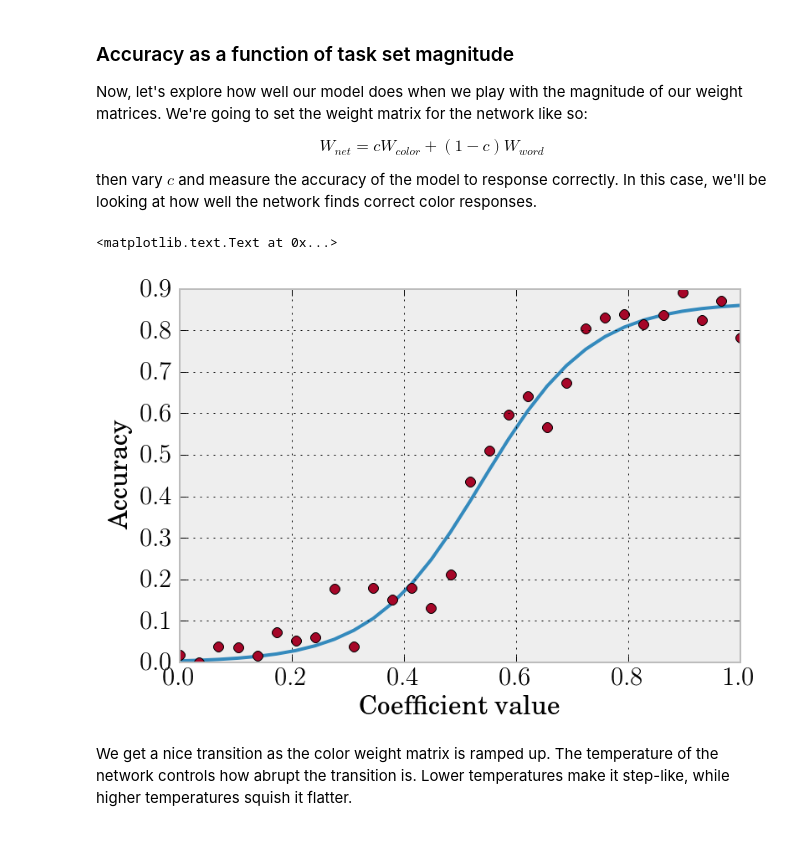
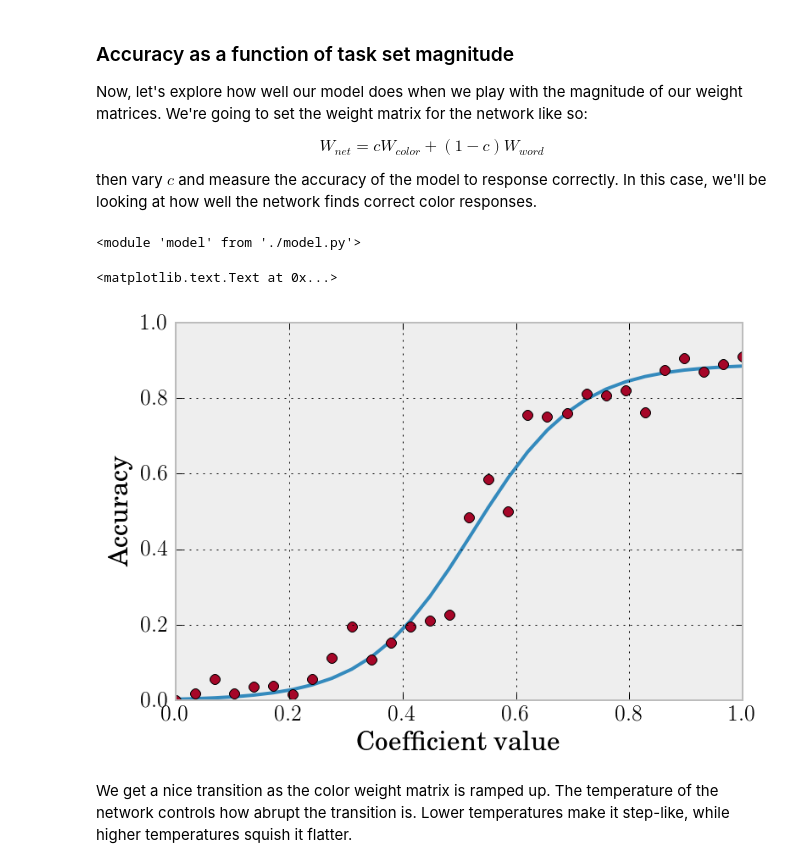
Before and after one commit to mcleonard/task_switch, a Jupyter notebook: Task switching simulation.ipynb, the cells around one changed output. Drawn from its saved outputs; the diff is of its cells as text; code cells hidden in the pictures; blank space fills up the shorter version.

```diff
--- a/Task switching simulation.ipynb
+++ b/Task switching simulation.ipynb
@@ -88,14 +90,17 @@ ax.set_ylabel("Performance")
 # %%
+net = ts.model.init_network((1,0))
+ts.model.give_cue('word')
 performance = []
 Ts = np.array([0, 0.25, 0.5, 0.75, 1, 2])
 for T in Ts:
+    outcomes = []
     for i in range(200):
-        net.state = sim.gen_stimulus('green', 'red')
-        net.run(n_iters=100, init_temp=T)
-        sim.response_outcome('word', 'green', 'red', net.state)
+        net.state = ts.model.gen_stimulus('green', 'red')
+        net.run(n_iters=30, init_temp=T)
+        outcome = ts.model.response_outcome('green', 'red', net.state)
+        outcomes.append(outcome)
     # Calculate and store the performance
-    performance.append(sum(sim.Sim.outcome)/len(sim.Sim.outcome))
-    sim.reset_sim()
+    performance.append(np.sum(outcomes)/len(outcomes))
 fig, ax = plt.subplots()
 ax.plot(Ts, performance, marker='o')
 ax.set_xlabel("Initial temperature")
@@ -115,46 +120,44 @@ W_{net} = c W_{color} + (1-c) W_{word}
 $$
 
 then vary $c$ and measure the accuracy of the model to response correctly.  In this case, we'll be looking at how well the network finds correct color responses.
+# %%
+reload(ts.model)
+# %% [output]
+<module 'model' from './model.py'>
 # %%
 accuracy = []
+net = ts.model.network
 temp = 0.5
 coeffs = np.linspace(0, 1, 30)
-stims = sim.random_stimuli(50)
+stims = ts.model.random_stimuli(50)
 for c in coeffs:
-    sim.reset_sim()
-    sim.give_cue('color')
-    net = sim.Sim.network
-    W = c*sim.constants.W_clr + (1-c)*sim.constants.W_wrd
-    net.W = W - 0.5*np.tile(W.mean(axis=0), (16,1))
-
+    ts.simulate.reset_sim()
+    ts.model.give_cue('color')
+    net.W = ts.model.calculate_weights((1-c, c))
     for word, color in stims:
-        attempts = 0
-        response, outcome = sim.run_trial(word, color, net_iters=30, net_temp=temp)
+        response, outcome = ts.simulate.run_trial(word, color, net_iters=30, net_temp=temp)
         # If the response is a spurious state, outcome = -1
         while outcome == -1:
-            response, outcome = sim.run_trial(word, color, net_iters=30, net_temp=temp)
-            attempts += 1
+            response, outcome = ts.simulate.run_trial(word, color, net_iters=30, net_temp=temp)
 
-    accuracy.append(sim.outcome_proportion('hits'))
-
-accs = np.array(accuracy)
-accs, coeffs = accs[~np.isnan(accs)], coeffs[~np.isnan(accs)]
+    accuracy.append(ts.model.outcome_proportion('hits', ts.simulate.records.outcome))
+accuracy = np.array(accuracy)
 # %%
 from scipy.optimize import curve_fit
 def sigmoid(x, x_0, A, b):
     return A/(1+np.exp(-b*(x + x_0)))
 
-params, cov = curve_fit(sigmoid, coeffs, accs)
+params, cov = curve_fit(sigmoid, coeffs, accuracy)
 x_0, A, b = params
 
 fig, ax = plt.subplots()
 ax.plot(coeffs, sigmoid(coeffs, x_0, A, b))
-ax.plot(coeffs, accs, 'o')
+ax.plot(coeffs, accuracy, 'o')
 ax.set_xlabel("Coefficient value")
 ax.set_ylabel("Accuracy")
 # %% [output]
 <matplotlib.text.Text at 0x...>
-[figure, old version]
+[figure, new version]
 # %% [markdown]
 We get a nice transition as the color weight matrix is ramped up.  The temperature of the network controls how abrupt the transition is.  Lower temperatures make it step-like, while higher temperatures squish it flatter.
 # %% [markdown]
```
Also changed, not shown: parts of 31 cells of this notebook, 6 other files.
